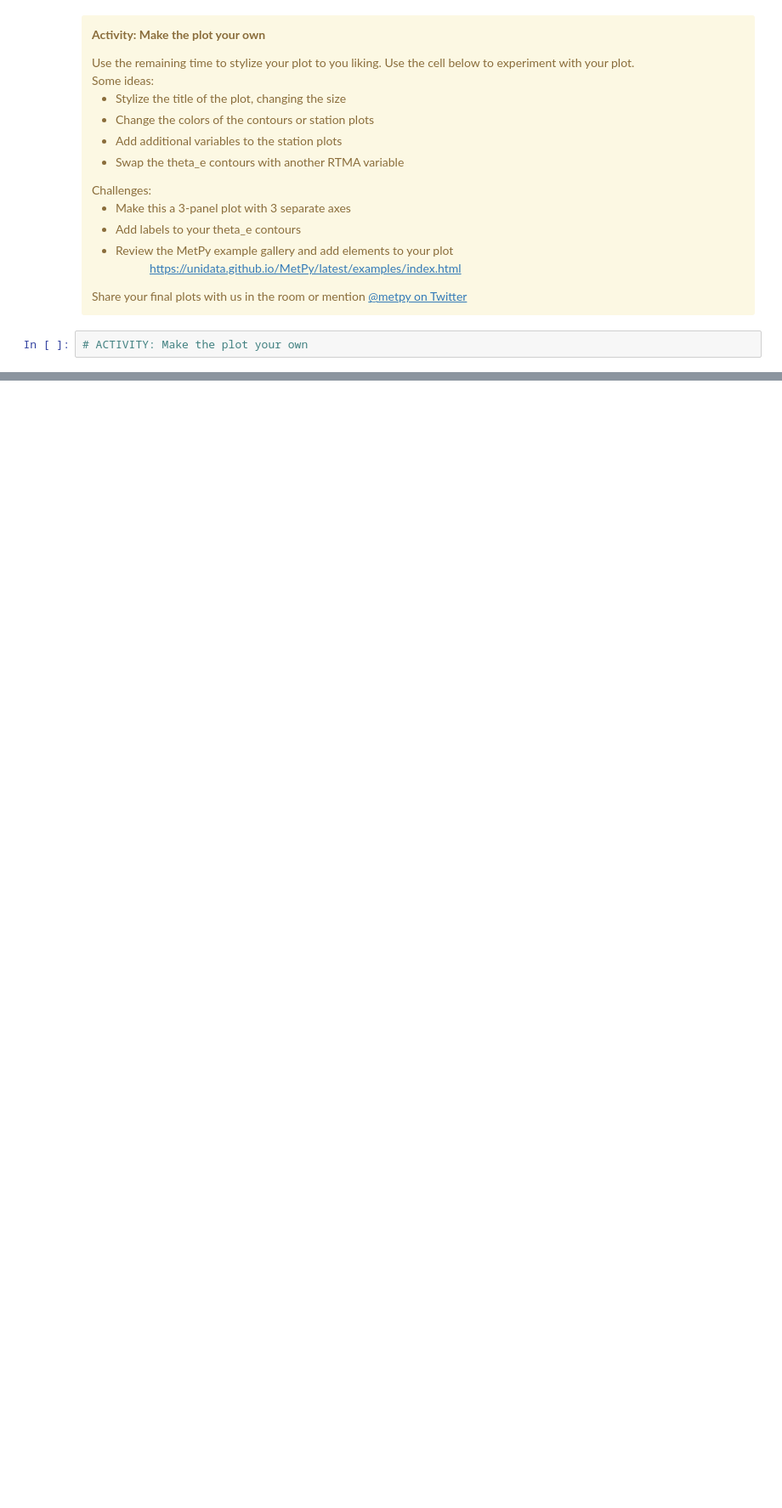
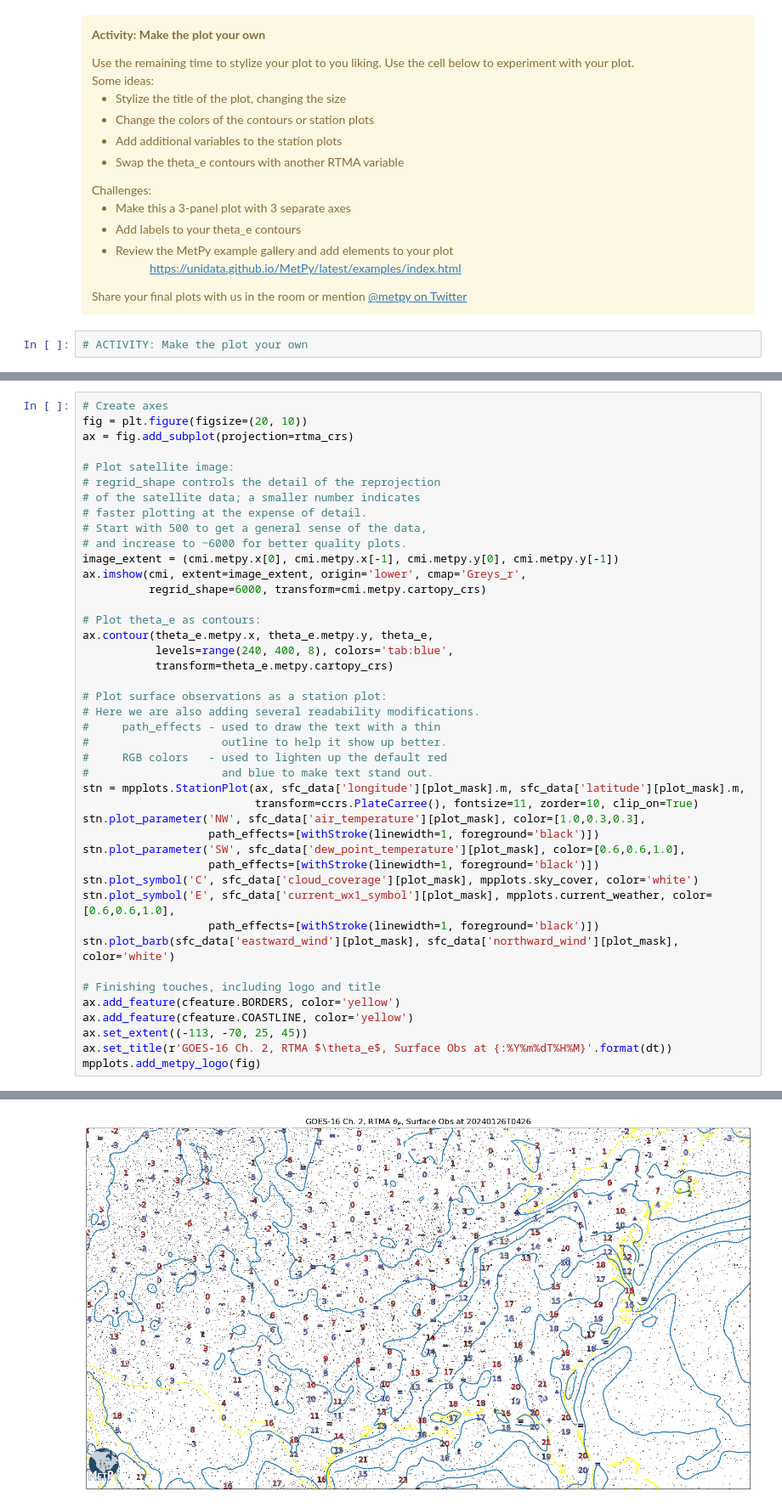
Before and after one commit to Unidata/metpy-ams-2024, a Jupyter notebook: short-course/notebooks/solutions/04 - solutions - Complete Workflow.ipynb, the cells around one changed output, grey strips where cells are left out. Shown at 85% size. Cells and saved outputs as stored; diff of their text form; blank space fills up the shorter version.

```diff
--- a/short-course/notebooks/solutions/04 - solutions - Complete Workflow.ipynb
+++ b/short-course/notebooks/solutions/04 - solutions - Complete Workflow.ipynb
@@ -589,0 +649,44 @@ Share your final plots with us in the room or mention <a href="https://twitter.c
+# %%
+# Create axes
+fig = plt.figure(figsize=(20, 10))
+ax = fig.add_subplot(projection=rtma_crs)
+
+# Plot satellite image:
+# regrid_shape controls the detail of the reprojection
+# of the satellite data; a smaller number indicates
+# faster plotting at the expense of detail.
+# Start with 500 to get a general sense of the data,
+# and increase to ~6000 for better quality plots.
+image_extent = (cmi.metpy.x[0], cmi.metpy.x[-1], cmi.metpy.y[0], cmi.metpy.y[-1])
+ax.imshow(cmi, extent=image_extent, origin='lower', cmap='Greys_r',
+          regrid_shape=6000, transform=cmi.metpy.cartopy_crs)
+
+# Plot theta_e as contours:
+ax.contour(theta_e.metpy.x, theta_e.metpy.y, theta_e,
+           levels=range(240, 400, 8), colors='tab:blue',
+           transform=theta_e.metpy.cartopy_crs)
+
+# Plot surface observations as a station plot:
+# Here we are also adding several readability modifications.
+#     path_effects - used to draw the text with a thin
+#                    outline to help it show up better.
+#     RGB colors   - used to lighten up the default red
+#                    and blue to make text stand out.
+stn = mpplots.StationPlot(ax, sfc_data['longitude'][plot_mask].m, sfc_data['latitude'][plot_mask].m,
+                          transform=ccrs.PlateCarree(), fontsize=11, zorder=10, clip_on=True)
+stn.plot_parameter('NW', sfc_data['air_temperature'][plot_mask], color=[1.0,0.3,0.3],
+                   path_effects=[withStroke(linewidth=1, foreground='black')])
+stn.plot_parameter('SW', sfc_data['dew_point_temperature'][plot_mask], color=[0.6,0.6,1.0],
+                   path_effects=[withStroke(linewidth=1, foreground='black')])
+stn.plot_symbol('C', sfc_data['cloud_coverage'][plot_mask], mpplots.sky_cover, color='white')
+stn.plot_symbol('E', sfc_data['current_wx1_symbol'][plot_mask], mpplots.current_weather, color=[0.6,0.6,1.0],
+                   path_effects=[withStroke(linewidth=1, foreground='black')])
+stn.plot_barb(sfc_data['eastward_wind'][plot_mask], sfc_data['northward_wind'][plot_mask], color='white')
+
+# Finishing touches, including logo and title
+ax.add_feature(cfeature.BORDERS, color='yellow')
+ax.add_feature(cfeature.COASTLINE, color='yellow')
+ax.set_extent((-113, -70, 25, 45))
+ax.set_title(r'GOES-16 Ch. 2, RTMA $\theta_e$, Surface Obs at {:%Y%m%dT%H%M}'.format(dt))
+mpplots.add_metpy_logo(fig)
+# %% [output]
@@ -589,0 +694 @@ Share your final plots with us in the room or mention <a href="https://twitter.c
+[figure, added]
```
Also changed, not shown: parts of 49 cells of this notebook, 2 other files.
